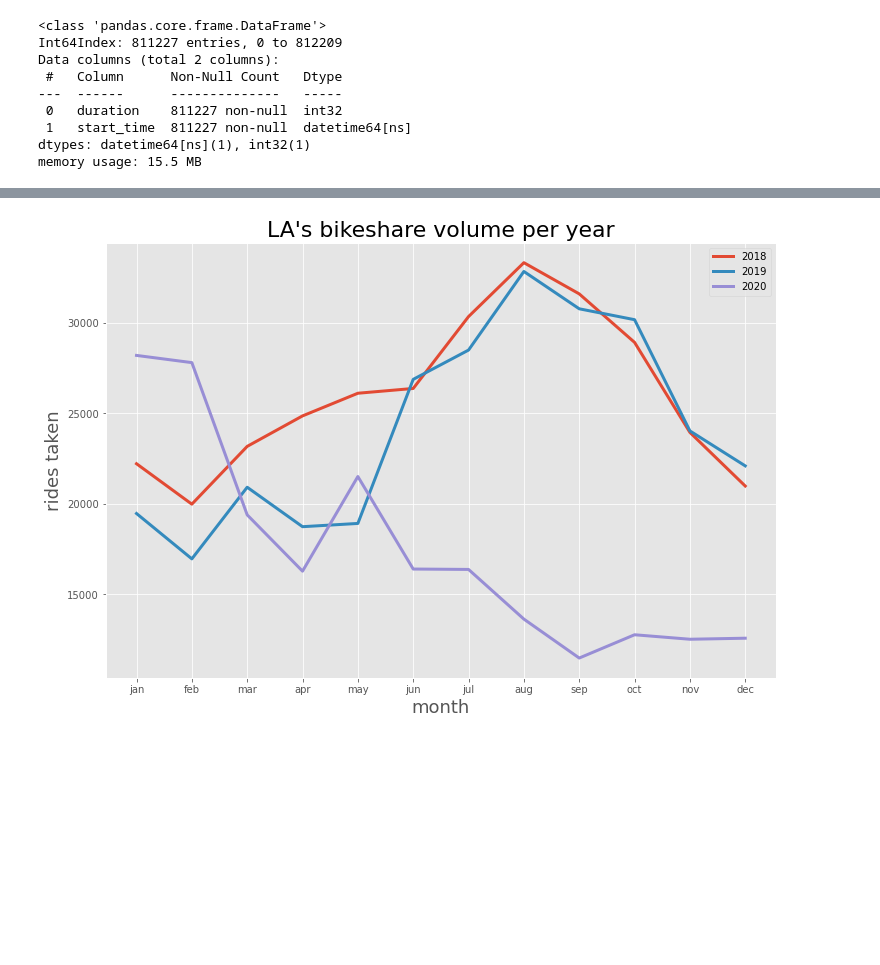
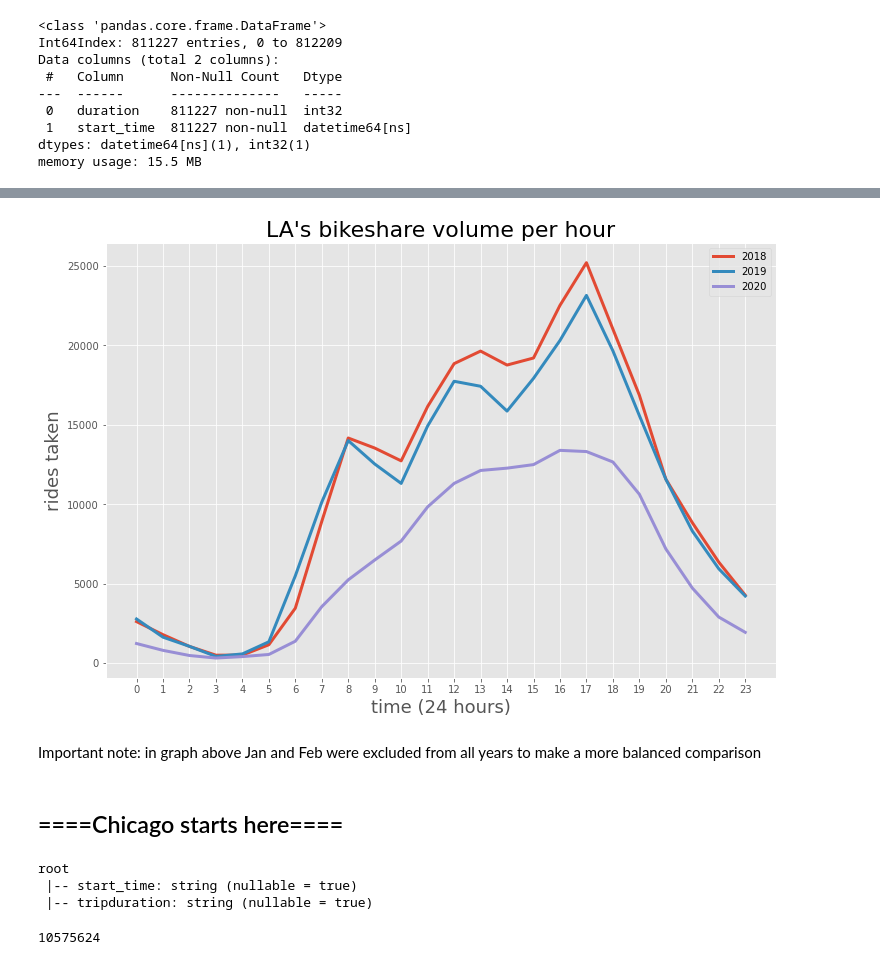
Before and after one commit to nick-kopy/Exploration-of-bike-share-programs-post-pandemic, a Jupyter notebook: data_clean.ipynb, the cells around one changed output, grey strips where cells are left out. Drawn from its saved outputs; the diff is of its cells as text; code cells hidden in the pictures; blank space fills up the shorter version.

```diff
--- a/data_clean.ipynb
+++ b/data_clean.ipynb
@@ -238,23 +277,35 @@ la_df_2020 = la_df_2020.groupby(la_df_2020['start_time'].dt.month).size()
+# %%
+# Jan/Feb kind of reduce effect size of pandemic in 2020, but leaving '18 and '19 with two extra months inflates the difference between years
+# Solution: remove from all years
+
+la_df_2018_hr = la_df[(la_df['start_time'].dt.year == 2018) & (la_df['start_time'].dt.month != 1) & (la_df['start_time'].dt.month != 2)]
+la_df_2018_hr = la_df_2018_hr.groupby(la_df_2018_hr['start_time'].dt.hour).size()
+
+la_df_2019_hr = la_df[(la_df['start_time'].dt.year == 2019) & (la_df['start_time'].dt.month != 1) & (la_df['start_time'].dt.month != 2)]
+la_df_2019_hr = la_df_2019_hr.groupby(la_df_2019_hr['start_time'].dt.hour).size()
+
+la_df_2020_hr = la_df[(la_df['start_time'].dt.year == 2020) & (la_df['start_time'].dt.month != 1) & (la_df['start_time'].dt.month != 2)]
+la_df_2020_hr = la_df_2020_hr.groupby(la_df_2020_hr['start_time'].dt.hour).size()
 # %%
 plt.style.use('ggplot')
 
 fig, ax = plt.subplots(figsize=(12,8))
 
-x = [1,2,3,4,5,6,7,8,9,10,11,12]
+x = [0,1,2,3,4,5,6,7,8,9,10,11,12,13,14,15,16,17,18,19,20,21,22,23]
 
-ax.plot(x, la_df_2018, label='2018', linewidth=3)
-ax.plot(x, la_df_2019, label='2019', linewidth=3)
-ax.plot(x, la_df_2020, label='2020', linewidth=3)
+ax.plot(x, la_df_2018_hr, label='2018', linewidth=3)
+ax.plot(x, la_df_2019_hr, label='2019', linewidth=3)
+ax.plot(x, la_df_2020_hr, label='2020', linewidth=3)
 
 ax.set_xticks(x)
-ax.set_xticklabels(['jan','feb','mar','apr','may','jun','jul','aug','sep','oct','nov','dec'])
+#ax.set_xticklabels(['jan','feb','mar','apr','may','jun','jul','aug','sep','oct','nov','dec'])
 
-ax.set_xlabel('month', fontsize=18)
+ax.set_xlabel('time (24 hours)', fontsize=18)
 ax.set_ylabel('rides taken', fontsize=18)
-ax.set_title("LA's bikeshare volume per year", fontsize=22)
+ax.set_title("LA's bikeshare volume per hour", fontsize=22)
 
-ax.legend()
+ax.legend();
 
-#plt.savefig('graphs/la_volume.png');
+#plt.savefig('graphs/la_hour.png');
 # %% [output]
-[figure, old version]
+[figure, new version]
@@ -264,0 +312,43 @@ ax.legend()
+# %% [markdown]
+Important note: in graph above Jan and Feb were excluded from all years to make a more balanced comparison
+# %% [markdown]
+## ====Chicago starts here====
+# %%
+# Chicago changes their layout right after 2018 Q1, so you need to clean this one separately
+# Two zip files also came out without the .csv in their file name, needs to be manually added
+
+ch_sdf_Q1 = spark.read.csv('data/CH/Divvy_Trips_2018_Q1.csv', header='true')
+
+#ch_sdf_Q1.printSchema()
+
+use_cols = ['01 - Rental Details Duration In Seconds Uncapped', '01 - Rental Details Local Start Time']
+drop_cols = ch_sdf_Q1.columns
+for col in use_cols:
+    drop_cols.remove(col)
+
+ch_sdf_Q1 = (ch_sdf_Q1.drop(*drop_cols)
+             .withColumnRenamed('01 - Rental Details Duration In Seconds Uncapped', 'tripduration')
+             .withColumnRenamed('01 - Rental Details Local Start Time', 'start_time'))
+
+ch_sdf_Q1.printSchema()
+# %% [output]
+root
+ |-- start_time: string (nullable = true)
+ |-- tripduration: string (nullable = true)
+# %%
+# verbose way of getting the rest of the files into a df
+
+filelist = []
+for quarter in [2,3,4]:
+    filelist.append('data/CH/Divvy_Trips_2018_Q{}.csv'.format(quarter))
+for quarter in [1,2,3,4]:
+    filelist.append('data/CH/Divvy_Trips_2019_Q{}.csv'.format(quarter))
+filelist.append('data/CH/Divvy_Trips_2020_Q1.csv')
+for month in range(4,13):
+    filelist.append('data/CH/2020{0:0=2d}-divvy-tripdata.csv'.format(month))
+
+ch_sdf = spark.read.csv(filelist, header='true')
+
+ch_sdf.count()
+# %% [output]
+10575624
```
Also changed, not shown: parts of 9 cells of this notebook, 3 other files.
